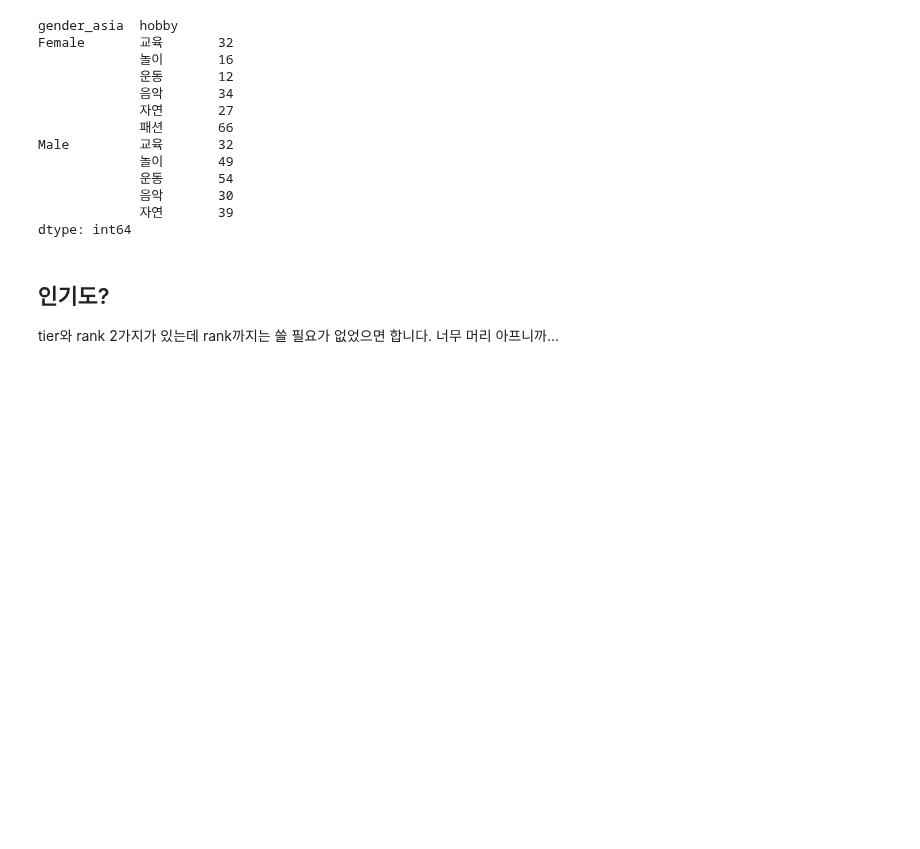
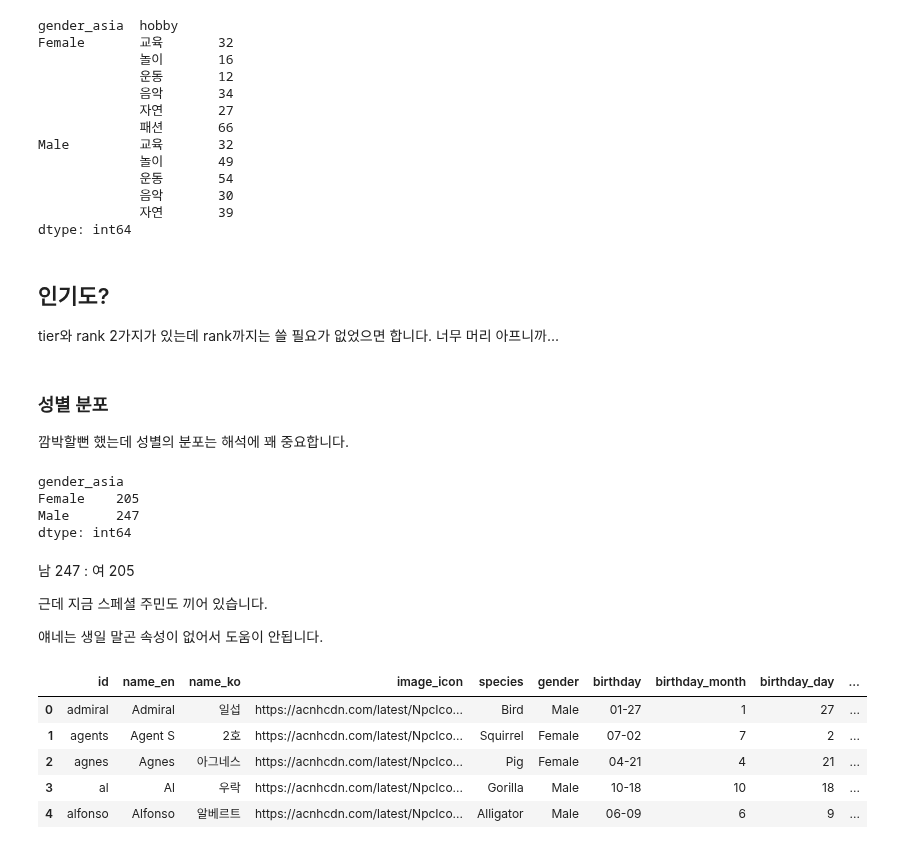
Before and after one commit to 200oki/200ok, a Jupyter notebook: da/chars-eda2.ipynb, the cells around one changed output. Saved outputs shown, nothing was run; the diff lists cells and outputs as text; code cells hidden in the pictures; blank space fills up the shorter version.

```diff
--- a/da/chars-eda2.ipynb
+++ b/da/chars-eda2.ipynb
@@ -404,3 +404,32 @@ dtype: int64
 
 tier와 rank 2가지가 있는데 rank까지는 쓸 필요가 없었으면 합니다.
 너무 머리 아프니까...
+# %% [markdown]
+### 성별 분포
+
+깜박할뻔 했는데 성별의 분포는 해석에 꽤 중요합니다.
+# %%
+chars.groupby('gender_asia').size()
+# %% [output]
+gender_asia
+Female    205
+Male      247
+dtype: int64
+# %% [markdown]
+남 247 : 여 205
+
+근데 지금 스페셜 주민도 끼어 있습니다.
+
+얘네는 생일 말곤 속성이 없어서 도움이 안됩니다.
+# %%
+chars_v = pd.read_excel('./datasets/characters-similarity.xlsx')
+chars_v['colors'] = chars_v['colors'].apply(ast.literal_eval)
+chars_v['styles'] = chars_v['styles'].apply(ast.literal_eval)
+chars_v.head()
+# %% [output]
+|  | id | name_en | name_ko | image_icon | species | gender | birthday | birthday_month | birthday_day | ... |
+| 0 | admiral | Admiral | 일섭 | https://acnhcdn.com/latest/NpcIco... | Bird | Male | 01-27 | 1 | 27 | ... |
+| 1 | agents | Agent S | 2호 | https://acnhcdn.com/latest/NpcIco... | Squirrel | Female | 07-02 | 7 | 2 | ... |
+| 2 | agnes | Agnes | 아그네스 | https://acnhcdn.com/latest/NpcIco... | Pig | Female | 04-21 | 4 | 21 | ... |
+| 3 | al | Al | 우락 | https://acnhcdn.com/latest/NpcIco... | Gorilla | Male | 10-18 | 10 | 18 | ... |
+| 4 | alfonso | Alfonso | 알베르트 | https://acnhcdn.com/latest/NpcIco... | Alligator | Male | 06-09 | 6 | 9 | ... |
```
